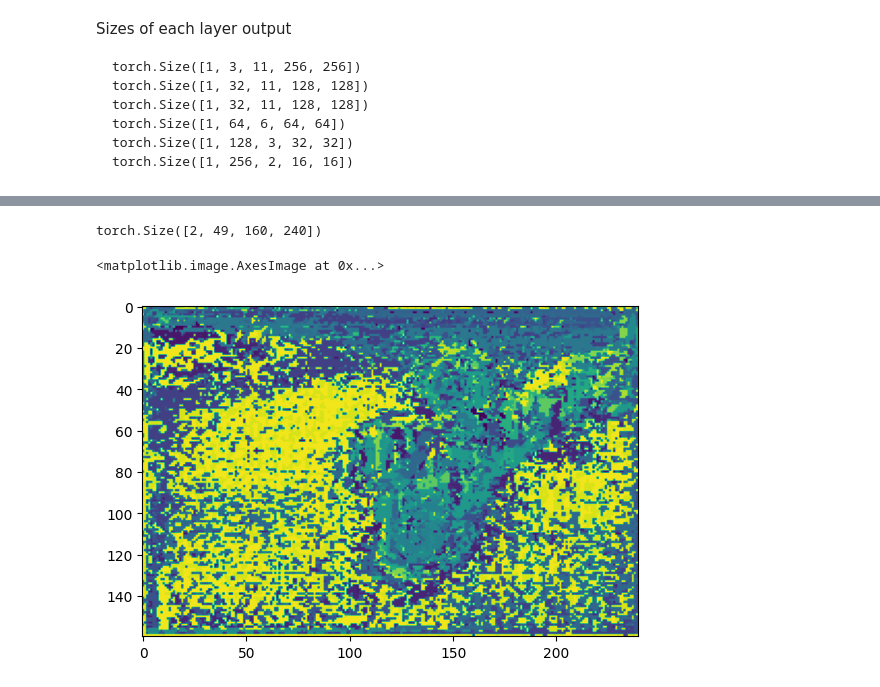
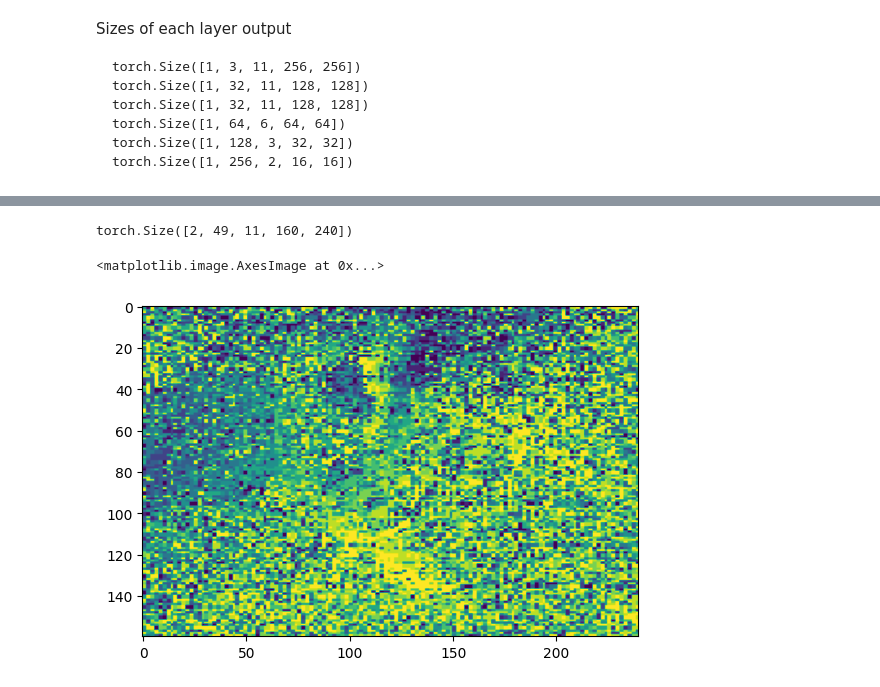
Before and after one commit to dqian3/dlfl2023-final, a Jupyter notebook: notebooks_dan/test_models.ipynb, the cells around one changed output, grey strips where cells are left out. Saved outputs shown, nothing was run; the diff lists cells and outputs as text; code cells hidden in the pictures.

```diff
--- a/notebooks_dan/test_models.ipynb
+++ b/notebooks_dan/test_models.ipynb
@@ -16,8 +18,9 @@ import torch
 dataset = LabeledDataset("../Dataset_Student")
 dataloader = torch.utils.data.DataLoader(dataset, batch_size=2, shuffle=True, num_workers=2)
 # %%
-vid, masks = dataset[0]
+vid, masks = next(iter(dataloader))
 
-x = vid[:11].transpose(0, 1).unsqueeze(0)
+x1 = vid[:,:11].transpose(1, 2)
+x2 = vid[:,11:].transpose(1, 2)
 
-print(x.shape)
+print(x1.shape)
@@ -92,12 +80,12 @@ torch.Size([2, 32, 128, 128])
 # %%
 print(res.shape)
 # %% [output]
-torch.Size([2, 49, 160, 240])
+torch.Size([2, 49, 11, 160, 240])
 # %%
 import matplotlib.pyplot as plt
 
-plt.imshow(torch.argmax(res[0], dim=0))
+plt.imshow(torch.argmax(res[0][3], dim=0))
 # %% [output]
 <matplotlib.image.AxesImage at 0x...>
-[figure, old version]
+[figure, new version]
 # %%
```
Also changed, not shown: parts of 9 cells of this notebook, 4 other files.
